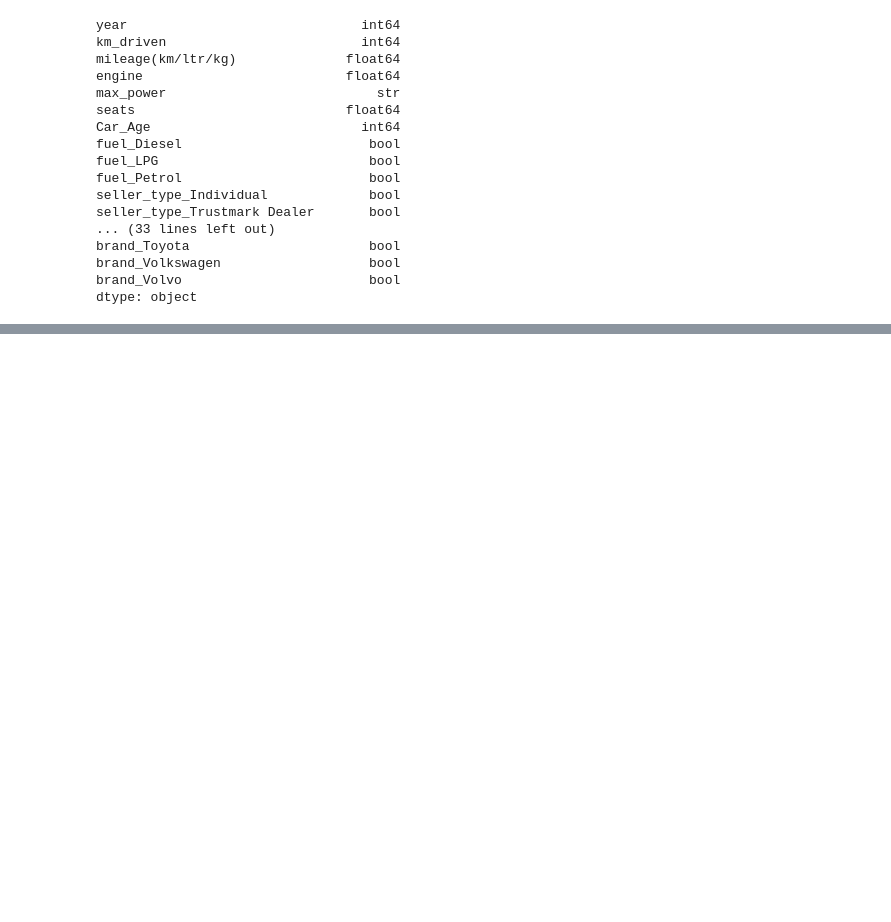
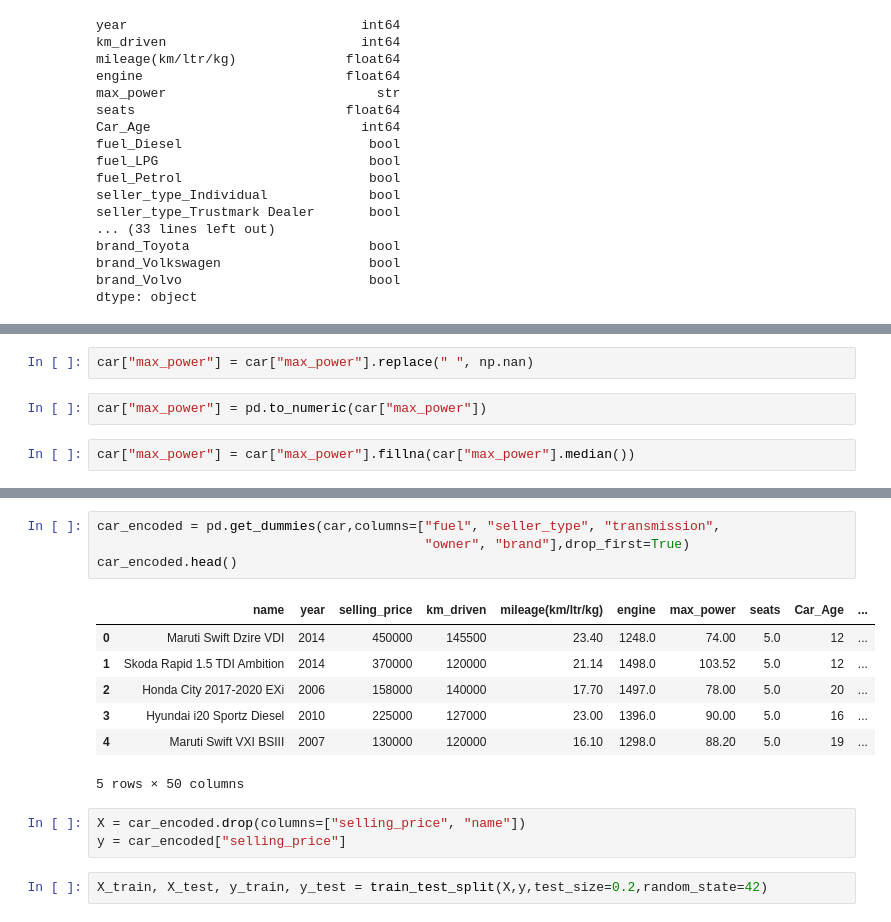
Before and after one commit to SrajanSK/OIBSIP, a Jupyter notebook: SrajanShukla_Task3/SrajanShukla_Task3.ipynb, the cells around one changed output, grey strips where cells are left out. Saved outputs shown, nothing was run; the diff lists cells and outputs as text; blank space fills up the shorter version.

```diff
--- a/SrajanShukla_Task3/SrajanShukla_Task3.ipynb
+++ b/SrajanShukla_Task3/SrajanShukla_Task3.ipynb
@@ -266,0 +294,6 @@ dtype: object
+# %%
+car["max_power"] = car["max_power"].replace(" ", np.nan)
+# %%
+car["max_power"] = pd.to_numeric(car["max_power"])
+# %%
+car["max_power"] = car["max_power"].fillna(car["max_power"].median())
@@ -266,0 +320,17 @@ dtype: object
+# %%
+car_encoded = pd.get_dummies(car,columns=["fuel", "seller_type", "transmission",
+                                          "owner", "brand"],drop_first=True)
+car_encoded.head()
+# %% [output]
+|  | name | year | selling_price | km_driven | mileage(km/ltr/kg) | engine | max_power | seats | Car_Age | ... |
+| 0 | Maruti Swift Dzire VDI | 2014 | 450000 | 145500 | 23.40 | 1248.0 | 74.00 | 5.0 | 12 | ... |
+| 1 | Skoda Rapid 1.5 TDI Ambition | 2014 | 370000 | 120000 | 21.14 | 1498.0 | 103.52 | 5.0 | 12 | ... |
+| 2 | Honda City 2017-2020 EXi | 2006 | 158000 | 140000 | 17.70 | 1497.0 | 78.00 | 5.0 | 20 | ... |
+| 3 | Hyundai i20 Sportz Diesel | 2010 | 225000 | 127000 | 23.00 | 1396.0 | 90.00 | 5.0 | 16 | ... |
+| 4 | Maruti Swift VXI BSIII | 2007 | 130000 | 120000 | 16.10 | 1298.0 | 88.20 | 5.0 | 19 | ... |
+5 rows × 50 columns
+# %%
+X = car_encoded.drop(columns=["selling_price", "name"])
+y = car_encoded["selling_price"]
+# %%
+X_train, X_test, y_train, y_test = train_test_split(X,y,test_size=0.2,random_state=42)
```
Also changed, not shown: parts of 18 cells of this notebook.
